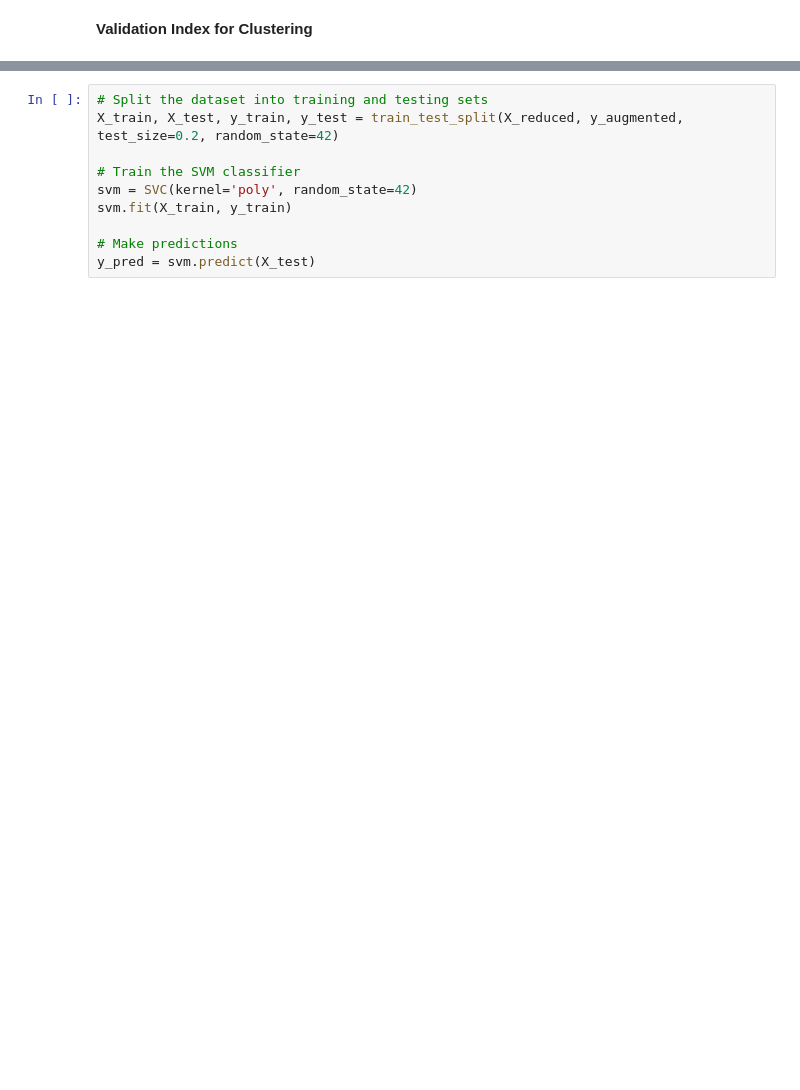
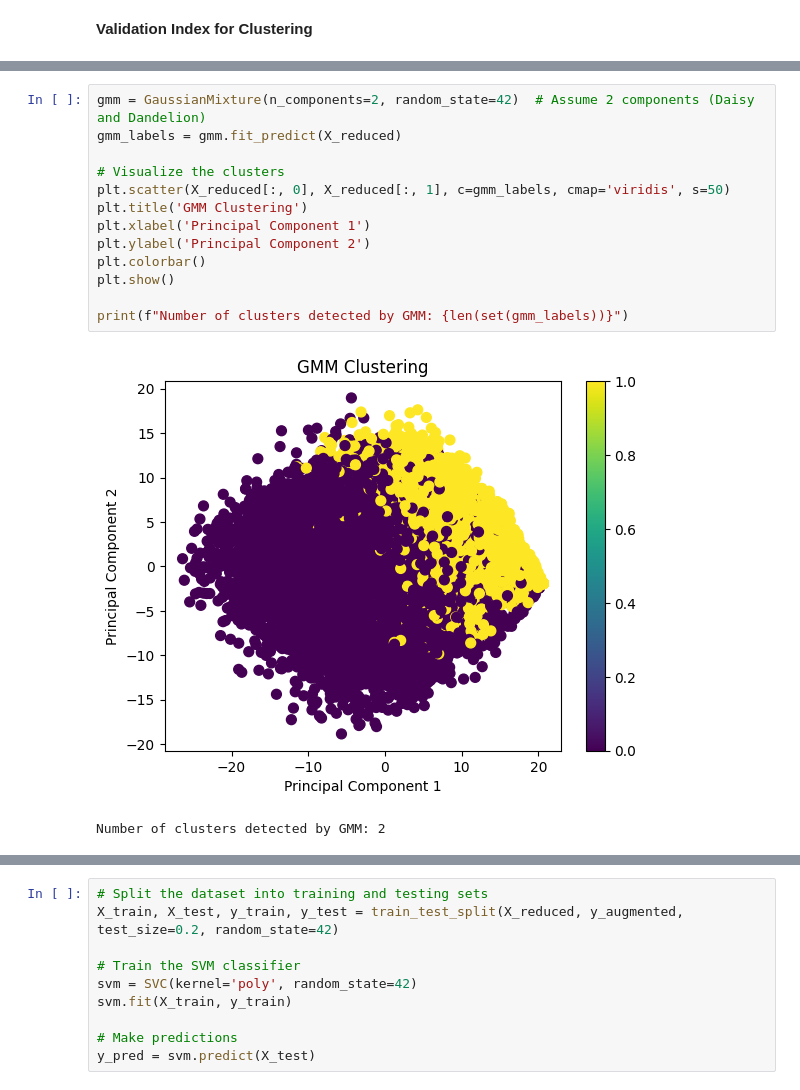
Before and after one commit to XIAxuanzheFrancis/Miniprojet_Classifier, a Jupyter notebook: MiniProjet.ipynb, the cells around one changed output, grey strips where cells are left out. Saved outputs shown, nothing was run; the diff lists cells and outputs as text; blank space fills up the shorter version.

```diff
--- a/MiniProjet.ipynb
+++ b/MiniProjet.ipynb
@@ -361,0 +469,16 @@ Accuracy of K-Means clustering: 0.6238
+# %%
+gmm = GaussianMixture(n_components=2, random_state=42)  # Assume 2 components (Daisy and Dandelion)
+gmm_labels = gmm.fit_predict(X_reduced)
+
+# Visualize the clusters
+plt.scatter(X_reduced[:, 0], X_reduced[:, 1], c=gmm_labels, cmap='viridis', s=50)
+plt.title('GMM Clustering')
+plt.xlabel('Principal Component 1')
+plt.ylabel('Principal Component 2')
+plt.colorbar()
+plt.show()
+
+print(f"Number of clusters detected by GMM: {len(set(gmm_labels))}")
+# %% [output]
+[figure, added]
+Number of clusters detected by GMM: 2
```
Also changed, not shown: parts of 39 cells of this notebook.
